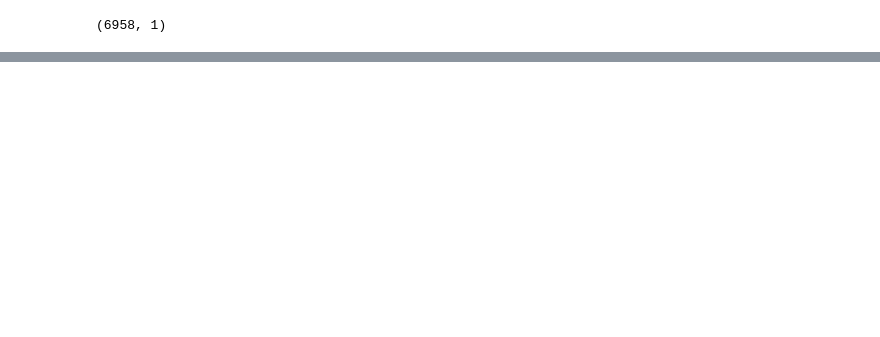
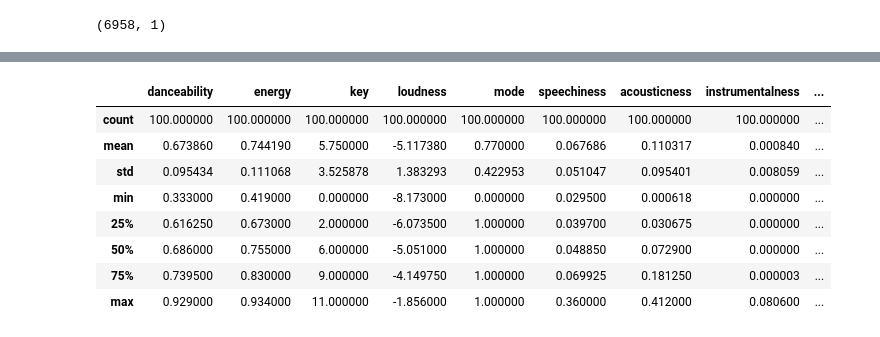
Before and after one commit to a-fp/Final_Project, a Jupyter notebook: Recommender.ipynb, the cells around one changed output, grey strips where cells are left out. Drawn from its saved outputs; the diff is of its cells as text; code cells hidden in the pictures; blank space fills up the shorter version.

```diff
--- a/Recommender.ipynb
+++ b/Recommender.ipynb
@@ -199,0 +276,12 @@ sp.playlist_add_items(playlist_id=playlist, items=tracks, position=None)
+# %%
+happy_df.describe()
+# %% [output]
+|  | danceability | energy | key | loudness | mode | speechiness | acousticness | instrumentalness | ... |
+| count | 100.000000 | 100.000000 | 100.000000 | 100.000000 | 100.000000 | 100.000000 | 100.000000 | 100.000000 | ... |
+| mean | 0.673860 | 0.744190 | 5.750000 | -5.117380 | 0.770000 | 0.067686 | 0.110317 | 0.000840 | ... |
+| std | 0.095434 | 0.111068 | 3.525878 | 1.383293 | 0.422953 | 0.051047 | 0.095401 | 0.008059 | ... |
+| min | 0.333000 | 0.419000 | 0.000000 | -8.173000 | 0.000000 | 0.029500 | 0.000618 | 0.000000 | ... |
+| 25% | 0.616250 | 0.673000 | 2.000000 | -6.073500 | 1.000000 | 0.039700 | 0.030675 | 0.000000 | ... |
+| 50% | 0.686000 | 0.755000 | 6.000000 | -5.051000 | 1.000000 | 0.048850 | 0.072900 | 0.000000 | ... |
+| 75% | 0.739500 | 0.830000 | 9.000000 | -4.149750 | 1.000000 | 0.069925 | 0.181250 | 0.000003 | ... |
+| max | 0.929000 | 0.934000 | 11.000000 | -1.856000 | 1.000000 | 0.360000 | 0.412000 | 0.080600 | ... |
```
Also changed, not shown: parts of 28 cells of this notebook, 2 other files.
